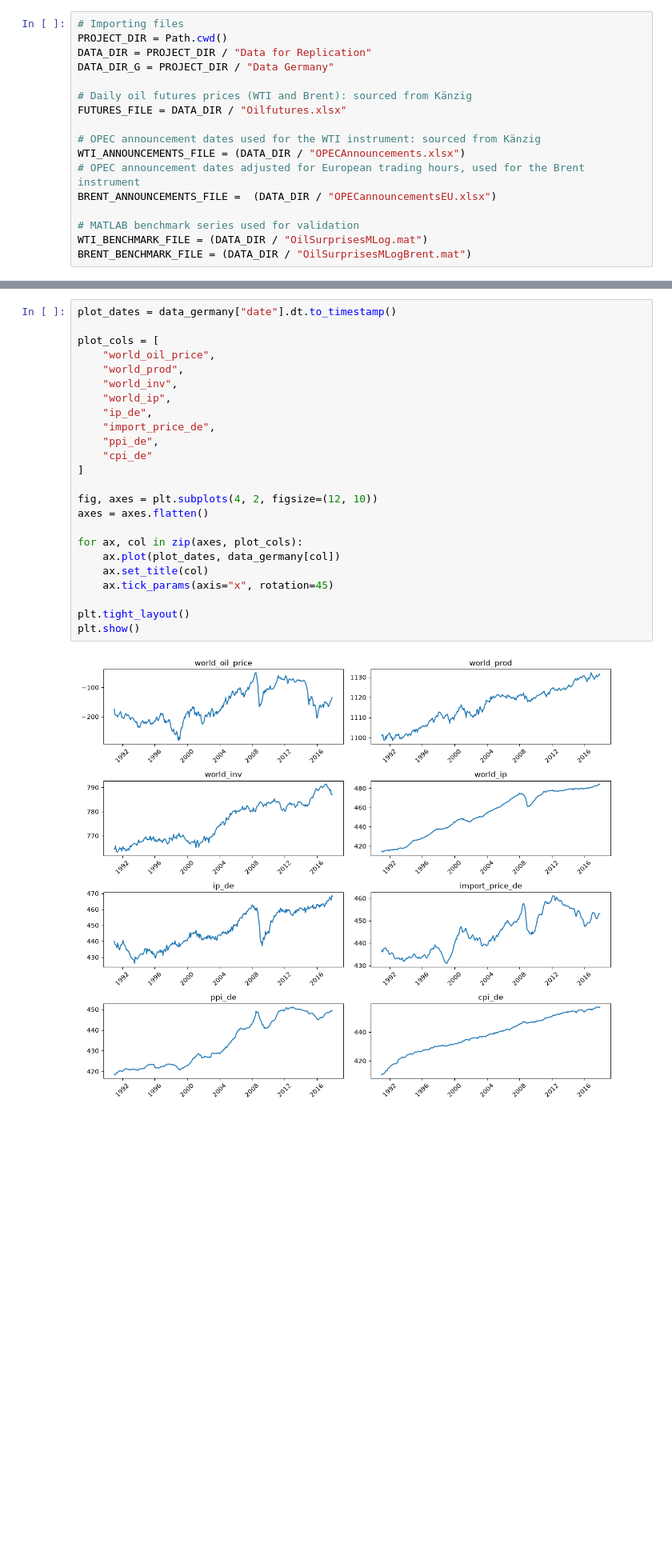
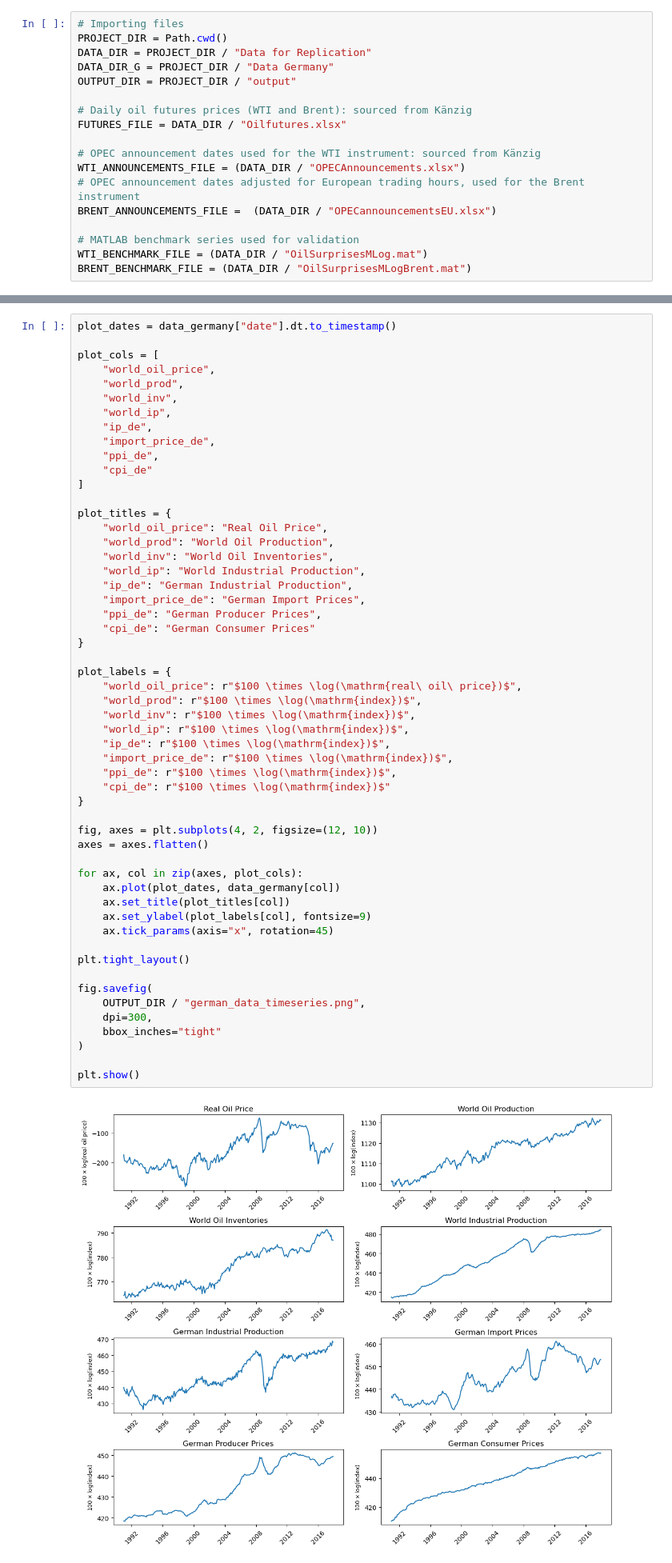
Before and after one commit to sedovanastasiia/macro_II_project, a Jupyter notebook: Yashna's Code/Code_Instrument_Replication.ipynb, the cells around one changed output, grey strips where cells are left out. Shown at 80% size. Drawn from its saved outputs; the diff is of its cells as text; blank space fills up the shorter version.

```diff
--- a/Yashna's Code/Code_Instrument_Replication.ipynb
+++ b/Yashna's Code/Code_Instrument_Replication.ipynb
@@ -35,6 +35,7 @@ import statsmodels.api as sm
 PROJECT_DIR = Path.cwd()
 DATA_DIR = PROJECT_DIR / "Data for Replication"
 DATA_DIR_G = PROJECT_DIR / "Data Germany"
+OUTPUT_DIR = PROJECT_DIR / "output"
 
 # Daily oil futures prices (WTI and Brent): sourced from Känzig
 FUTURES_FILE = DATA_DIR / "Oilfutures.xlsx"
@@ -2903,29 +2902,59 @@ The plots provide a simple check for discontinuities, missing segments, or impla
 # %%
 plot_dates = data_germany["date"].dt.to_timestamp()
 
 plot_cols = [
     "world_oil_price",
     "world_prod",
     "world_inv",
     "world_ip",
     "ip_de",
     "import_price_de",
     "ppi_de",
     "cpi_de"
 ]
 
+plot_titles = {
+    "world_oil_price": "Real Oil Price",
+    "world_prod": "World Oil Production",
+    "world_inv": "World Oil Inventories",
+    "world_ip": "World Industrial Production",
+    "ip_de": "German Industrial Production",
+    "import_price_de": "German Import Prices",
+    "ppi_de": "German Producer Prices",
+    "cpi_de": "German Consumer Prices"
+}
+
+plot_labels = {
+    "world_oil_price": r"$100 \times \log(\mathrm{real\ oil\ price})$",
+    "world_prod": r"$100 \times \log(\mathrm{index})$",
+    "world_inv": r"$100 \times \log(\mathrm{index})$",
+    "world_ip": r"$100 \times \log(\mathrm{index})$",
+    "ip_de": r"$100 \times \log(\mathrm{index})$",
+    "import_price_de": r"$100 \times \log(\mathrm{index})$",
+    "ppi_de": r"$100 \times \log(\mathrm{index})$",
+    "cpi_de": r"$100 \times \log(\mathrm{index})$"
+}
+
 fig, axes = plt.subplots(4, 2, figsize=(12, 10))
 axes = axes.flatten()
 
 for ax, col in zip(axes, plot_cols):
     ax.plot(plot_dates, data_germany[col])
-    ax.set_title(col)
+    ax.set_title(plot_titles[col])
+    ax.set_ylabel(plot_labels[col], fontsize=9)
     ax.tick_params(axis="x", rotation=45)
 
 plt.tight_layout()
+
+fig.savefig(
+    OUTPUT_DIR / "german_data_timeseries.png",
+    dpi=300,
+    bbox_inches="tight"
+)
+
 plt.show()
 # %% [output]
-[figure, old version]
+[figure, new version]
 # %%
 # Optional: save the cleaned monthly dataset for the estimation section.
 data_germany.to_csv(
```
Also changed, not shown: parts of 43 cells of this notebook, 8 other files.
